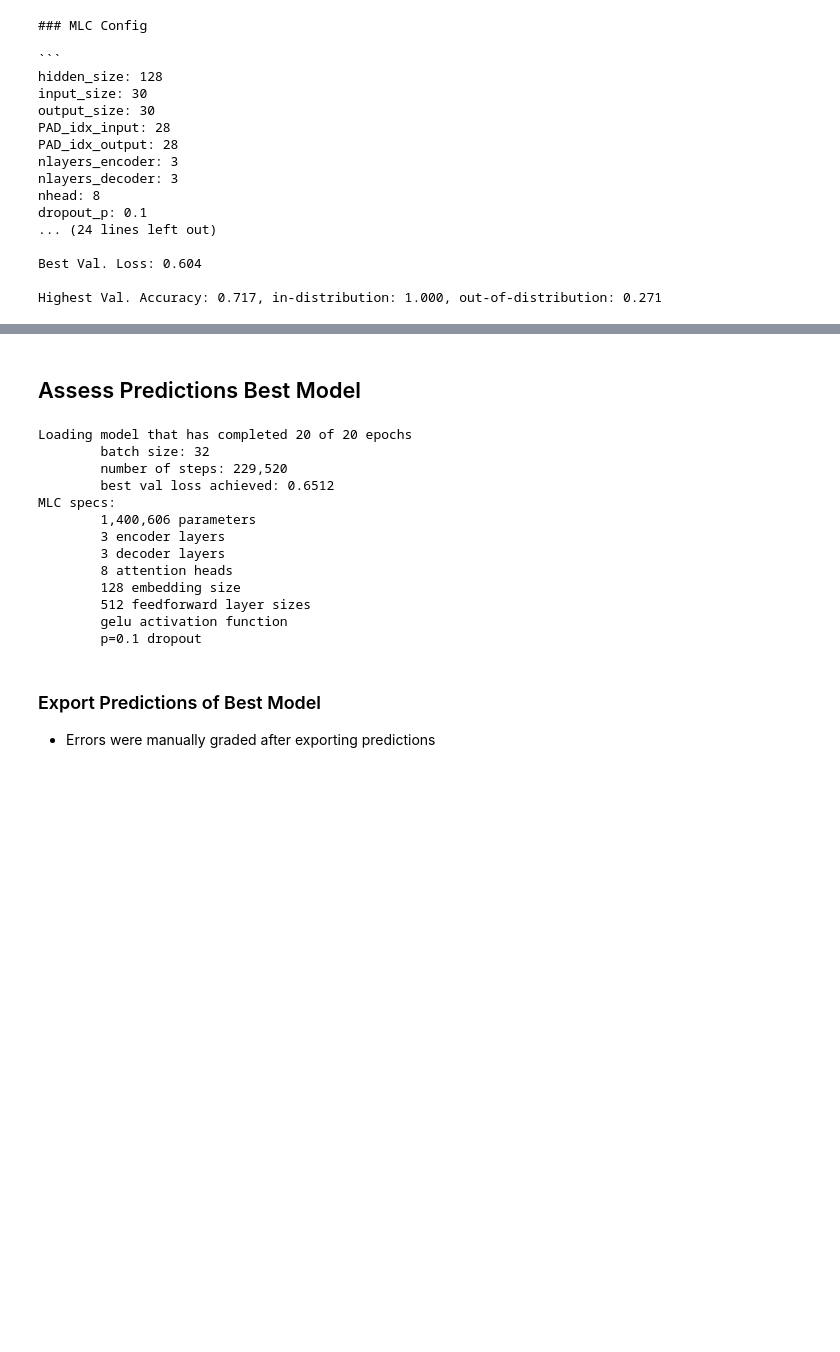
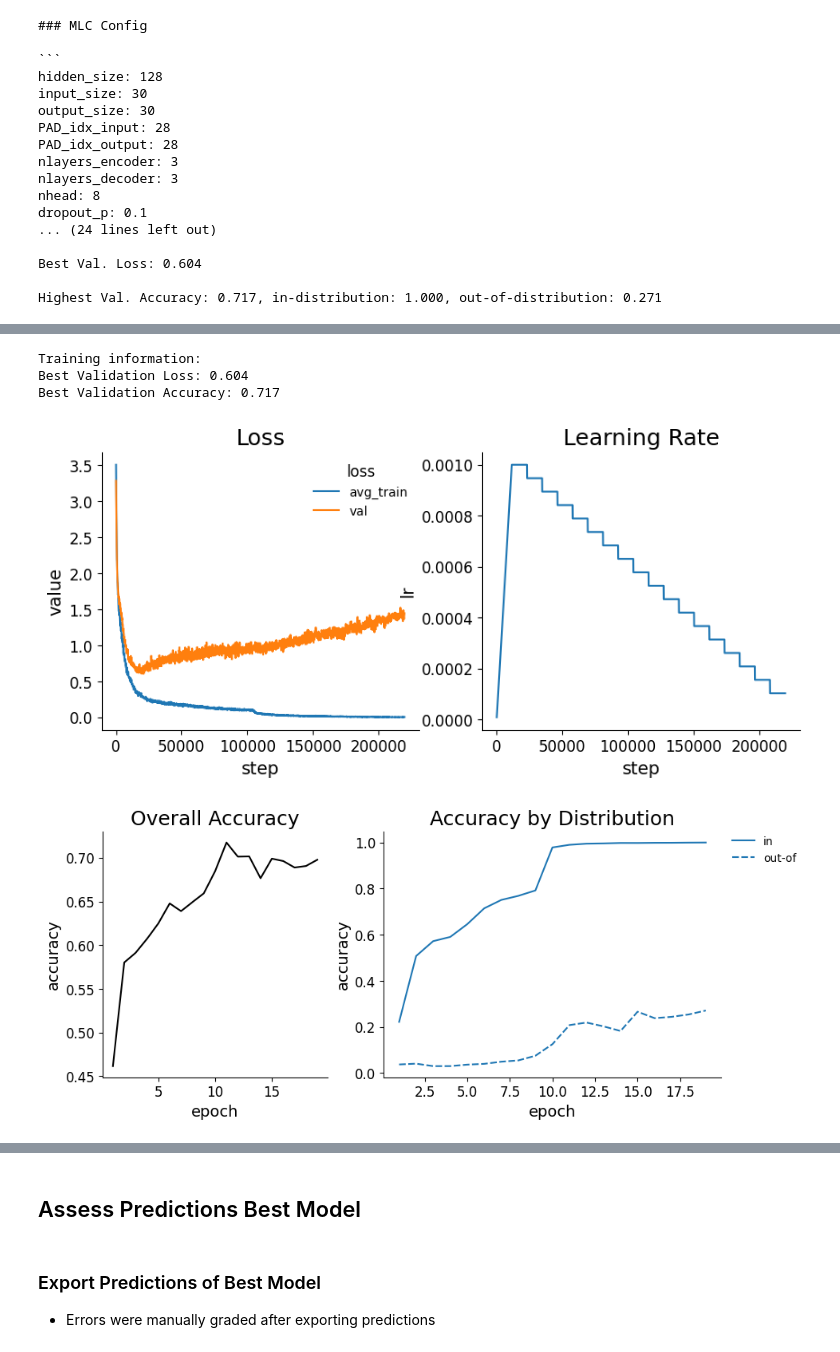
Before and after one commit to philipp-hellwig/MLC-letter-string-analogies, a Jupyter notebook: analyses/num_perm_alphabets.ipynb, the cells around one changed output, grey strips where cells are left out. Saved outputs shown, nothing was run; the diff lists cells and outputs as text; code cells hidden in the pictures; blank space fills up the shorter version.

```diff
--- a/analyses/num_perm_alphabets.ipynb
+++ b/analyses/num_perm_alphabets.ipynb
@@ -747,0 +832,9 @@ _ = plt.legend(loc='upper left', fontsize=12)
+# %%
+val = best_cp.load_dataloaders(data_dir=f"../{best_cp.train_config.dir_data}", verbose=False, use_datasets=["val"])[0]
+_ = analysis_utils.training_history(best_cp, val)
+# %% [output]
+Training information:
+Best Validation Loss: 0.604
+Best Validation Accuracy: 0.717
+[figure, added]
+[figure, added]
@@ -751,20 +845,6 @@ _ = plt.legend(loc='upper left', fontsize=12)
 # take best model and extract predictions for new rules:
 best_model = all_rand_runs[0].load_model()
 pred = analysis_utils.predict_dataset(test_new_alph, best_model, alternative_rule_errors=False)
-# %% [output]
-Loading model that has completed 20 of 20 epochs
-        batch size: 32
-        number of steps: 229,520
-        best val loss achieved: 0.6512
-MLC specs:
-        1,400,606 parameters
-        3 encoder layers
-        3 decoder layers
-        8 attention heads
-        128 embedding size
-        512 feedforward layer sizes
-        gelu activation function
-        p=0.1 dropout
 # %% [markdown]
 ### Export Predictions of Best Model
 - Errors were manually graded after exporting predictions
```
Also changed, not shown: parts of 14 cells of this notebook, 8 other files.
